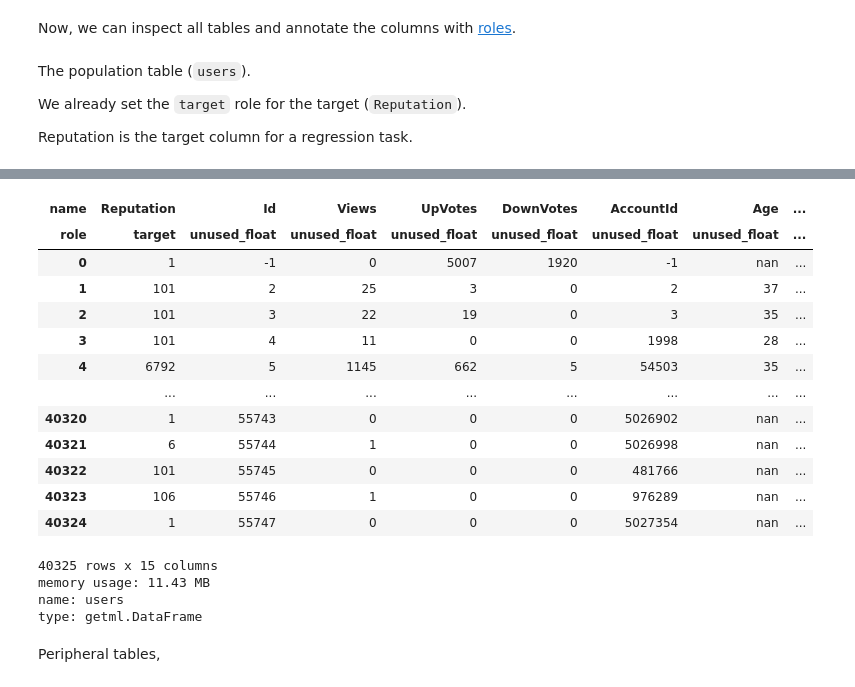
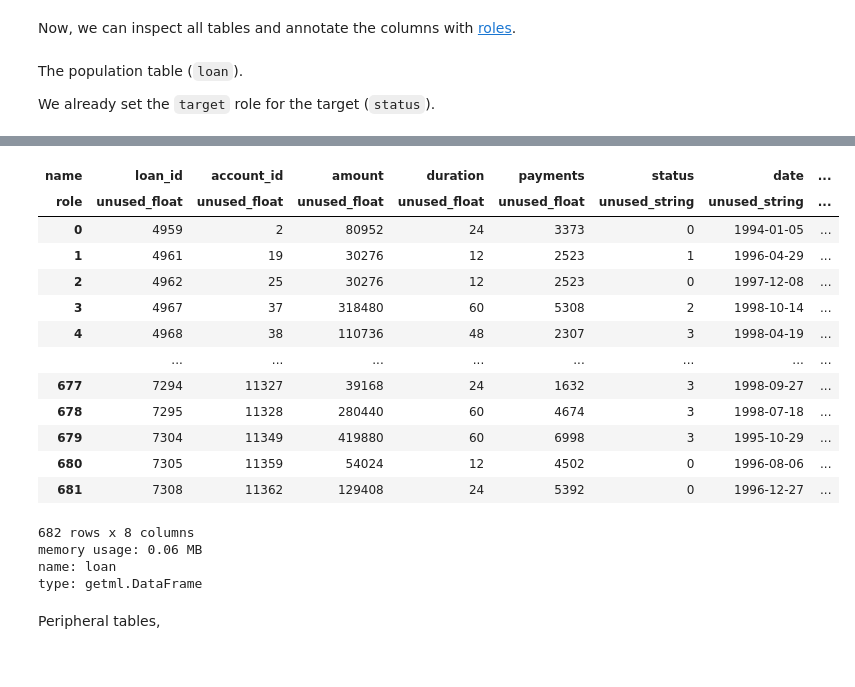
Before and after one commit to getml/getml-relbench, a Jupyter notebook: ctu/stubs/financial.ipynb, the cells around one changed output, grey strips where cells are left out. Saved outputs shown, nothing was run; the diff lists cells and outputs as text; code cells hidden in the pictures.

```diff
--- a/challenge/tasks/stats.ipynb
+++ b/ctu/stubs/financial.ipynb
@@ -68,33 +60,42 @@ users, peripheral = load_ctu_dataset("stats")
+# %%
+loan, peripheral = load_ctu_dataset("financial")
+
+(
+    account,
+    card,
+    client,
+    disp,
+    district,
+    order,
+    trans,
+) = peripheral.values()
 # %% [markdown]
 Now, we can inspect all tables and annotate the columns with [roles](https://getml.com/latest/user_guide/concepts/annotating_data/).
 # %% [markdown]
-The population table (`users`).
+The population table (`loan`).
 
-We already set the `target` role for the target (`Reputation`).
-
-
-Reputation is the target column for a regression task.
+We already set the `target` role for the target (`status`).
 # %%
 # TODO: Annotate remaining columns with roles
-users
+loan
 # %% [output]
 [interactive output not drawn]
-| name | Reputation | Id | Views | UpVotes | DownVotes | AccountId | Age | ... |
-| role | target | unused_float | unused_float | unused_float | unused_float | unused_float | unused_float | ... |
-| 0 | 1 | -1 | 0 | 5007 | 1920 | -1 | nan | ... |
-| 1 | 101 | 2 | 25 | 3 | 0 | 2 | 37 | ... |
-| 2 | 101 | 3 | 22 | 19 | 0 | 3 | 35 | ... |
-| 3 | 101 | 4 | 11 | 0 | 0 | 1998 | 28 | ... |
-| 4 | 6792 | 5 | 1145 | 662 | 5 | 54503 | 35 | ... |
+| name | loan_id | account_id | amount | duration | payments | status | date | ... |
+| role | unused_float | unused_float | unused_float | unused_float | unused_float | unused_string | unused_string | ... |
+| 0 | 4959 | 2 | 80952 | 24 | 3373 | 0 | 1994-01-05 | ... |
+| 1 | 4961 | 19 | 30276 | 12 | 2523 | 1 | 1996-04-29 | ... |
+| 2 | 4962 | 25 | 30276 | 12 | 2523 | 0 | 1997-12-08 | ... |
+| 3 | 4967 | 37 | 318480 | 60 | 5308 | 2 | 1998-10-14 | ... |
+| 4 | 4968 | 38 | 110736 | 48 | 2307 | 3 | 1998-04-19 | ... |
 |  | ... | ... | ... | ... | ... | ... | ... | ... |
-| 40320 | 1 | 55743 | 0 | 0 | 0 | 5026902 | nan | ... |
-| 40321 | 6 | 55744 | 1 | 0 | 0 | 5026998 | nan | ... |
-| 40322 | 101 | 55745 | 0 | 0 | 0 | 481766 | nan | ... |
-| 40323 | 106 | 55746 | 1 | 0 | 0 | 976289 | nan | ... |
-| 40324 | 1 | 55747 | 0 | 0 | 0 | 5027354 | nan | ... |
+| 677 | 7294 | 11327 | 39168 | 24 | 1632 | 3 | 1998-09-27 | ... |
+| 678 | 7295 | 11328 | 280440 | 60 | 4674 | 3 | 1998-07-18 | ... |
+| 679 | 7304 | 11349 | 419880 | 60 | 6998 | 3 | 1995-10-29 | ... |
+| 680 | 7305 | 11359 | 54024 | 12 | 4502 | 0 | 1996-08-06 | ... |
+| 681 | 7308 | 11362 | 129408 | 24 | 5392 | 0 | 1996-12-27 | ... |
-40325 rows x 15 columns
-memory usage: 11.43 MB
-name: users
+682 rows x 8 columns
+memory usage: 0.06 MB
+name: loan
 type: getml.DataFrame
 # %% [markdown]
 Peripheral tables,
```
Also changed, not shown: parts of 14 cells of this notebook, 29 other files.
